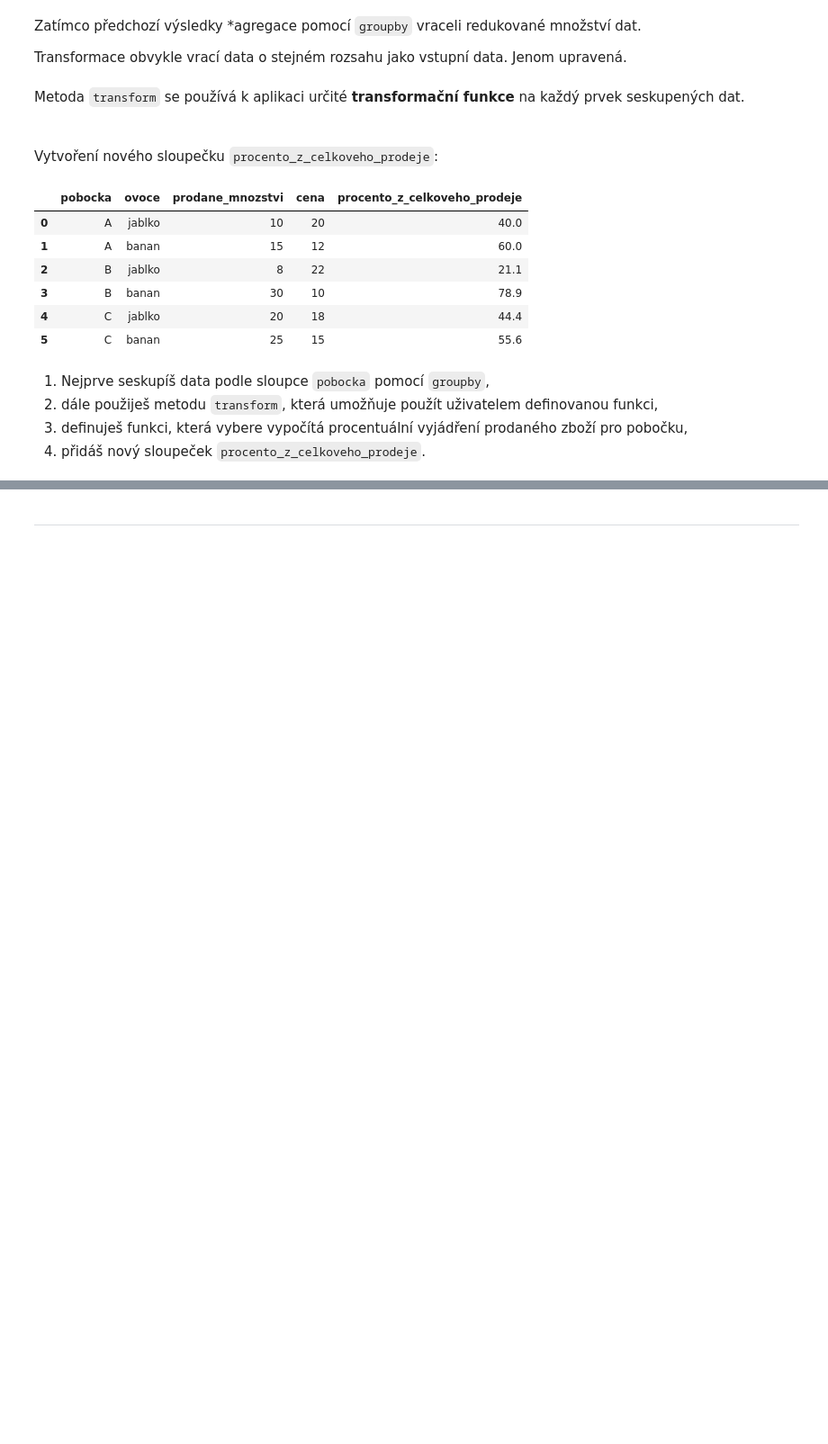
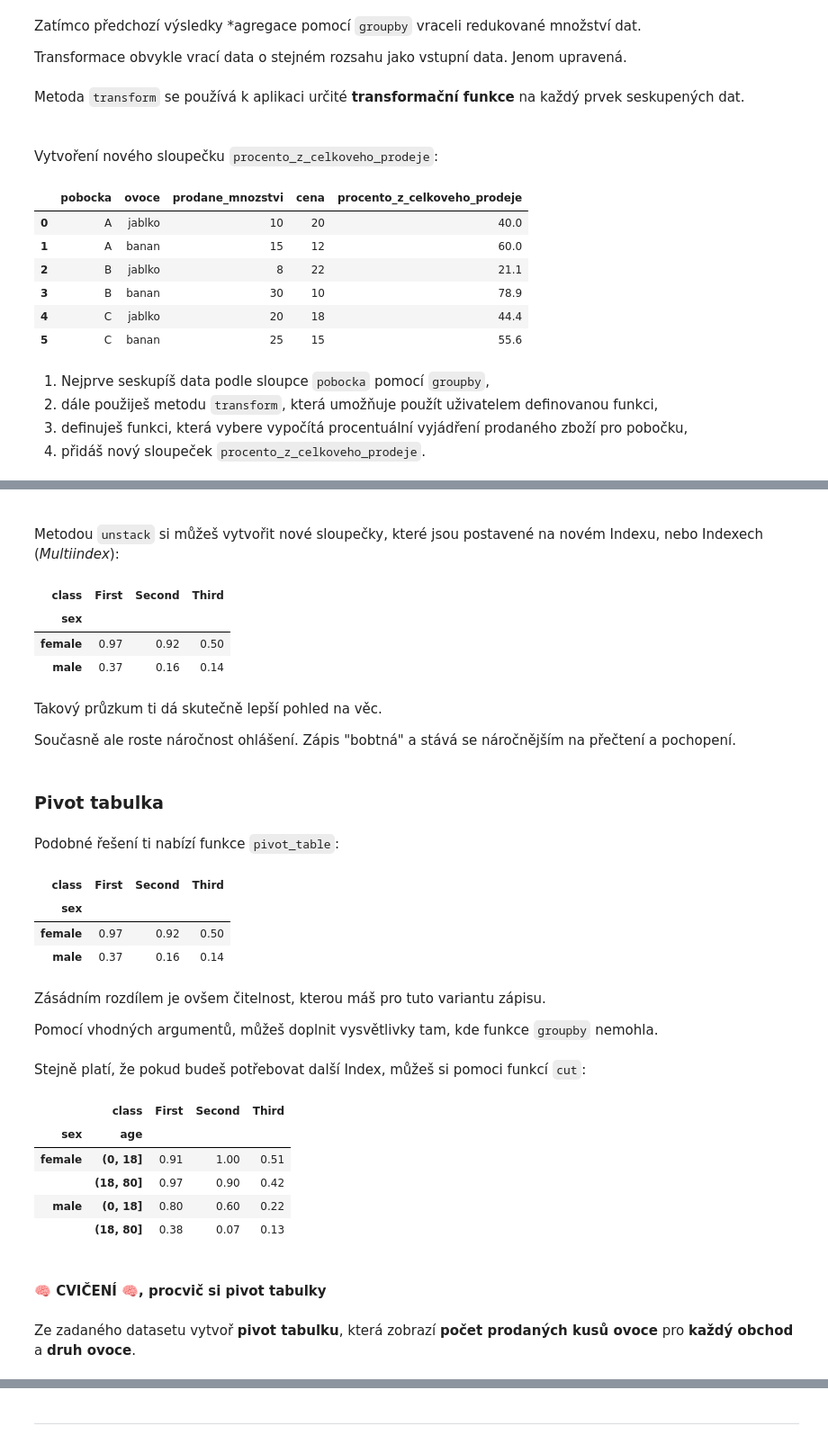
Before and after one commit to Bralor/data-csob-2023, a Jupyter notebook: shared/notebooks/lesson03.ipynb, the cells around one changed output, grey strips where cells are left out. Shown at 90% size. Cells and saved outputs as stored; diff of their text form; code cells hidden in the pictures; blank space fills up the shorter version.

```diff
--- a/shared/notebooks/lesson03.ipynb
+++ b/shared/notebooks/lesson03.ipynb
@@ -639,0 +878,49 @@ print(result)
+# %% [markdown]
+<br>
+
+Metodou `unstack` si můžeš vytvořit nové sloupečky, které jsou postavené na novém Indexu, nebo Indexech (*Multiindex*):
+# %%
+titanic.groupby(['sex', 'class'])['survived'].mean().round(2).unstack()
+# %% [output]
+| class | First | Second | Third |
+| sex |  |  |  |
+| female | 0.97 | 0.92 | 0.50 |
+| male | 0.37 | 0.16 | 0.14 |
+# %% [markdown]
+Takový průzkum ti dá skutečně lepší pohled na věc.
+
+Současně ale roste náročnost ohlášení. Zápis "bobtná" a stává se náročnějším na přečtení a pochopení.
+# %% [markdown]
+### Pivot tabulka
+# %% [markdown]
+Podobné řešení ti nabízí funkce `pivot_table`:
+# %%
+titanic.pivot_table('survived', index='sex', columns='class').round(2)
+# %% [output]
+| class | First | Second | Third |
+| sex |  |  |  |
+| female | 0.97 | 0.92 | 0.50 |
+| male | 0.37 | 0.16 | 0.14 |
+# %% [markdown]
+Zásádním rozdílem je ovšem čitelnost, kterou máš pro tuto variantu zápisu.
+
+Pomocí vhodných argumentů, můžeš doplnit vysvětlivky tam, kde funkce `groupby` nemohla.
+# %% [markdown]
+Stejně platí, že pokud budeš potřebovat další Index, můžeš si pomoci funkcí `cut`:
+# %%
+age = pd.cut(titanic['age'], [0, 18, 80])
+# %%
+titanic.pivot_table('survived', ['sex', age], 'class').round(2)
+# %% [output]
+|  | class | First | Second | Third |
+| sex | age |  |  |  |
+| female | (0, 18] | 0.91 | 1.00 | 0.51 |
+|  | (18, 80] | 0.97 | 0.90 | 0.42 |
+| male | (0, 18] | 0.80 | 0.60 | 0.22 |
+|  | (18, 80] | 0.38 | 0.07 | 0.13 |
+# %% [markdown]
+<br>
+
+**🧠 CVIČENÍ 🧠, procvič si pivot tabulky**
+# %% [markdown]
+Ze zadaného datasetu vytvoř **pivot tabulku**, která zobrazí **počet prodaných kusů ovoce** pro **každý obchod** a **druh ovoce**.
```
Also changed, not shown: parts of 91 cells of this notebook.
